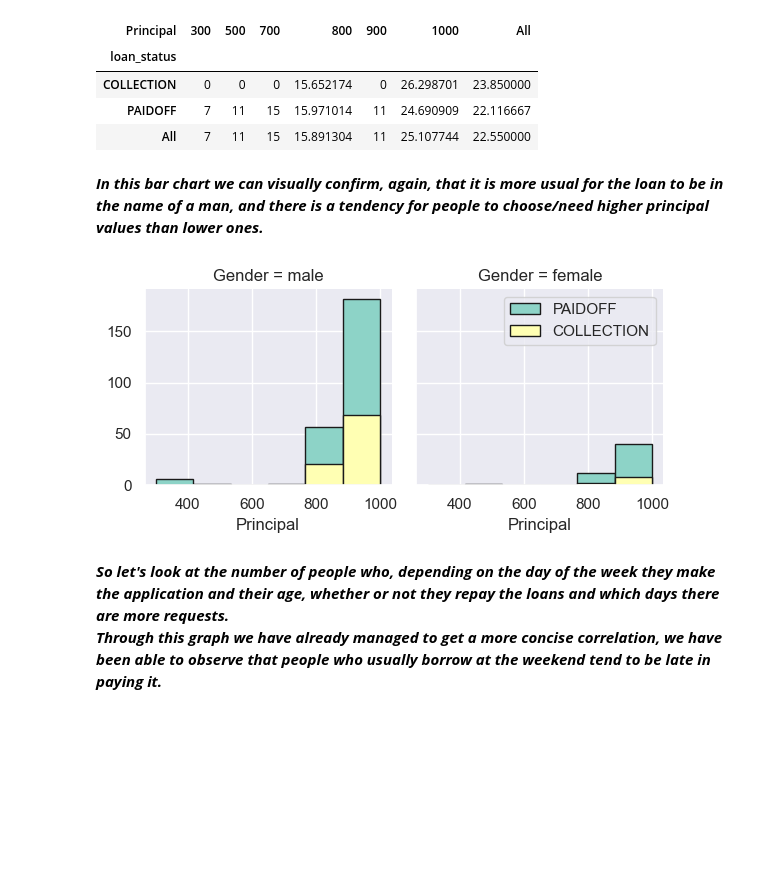
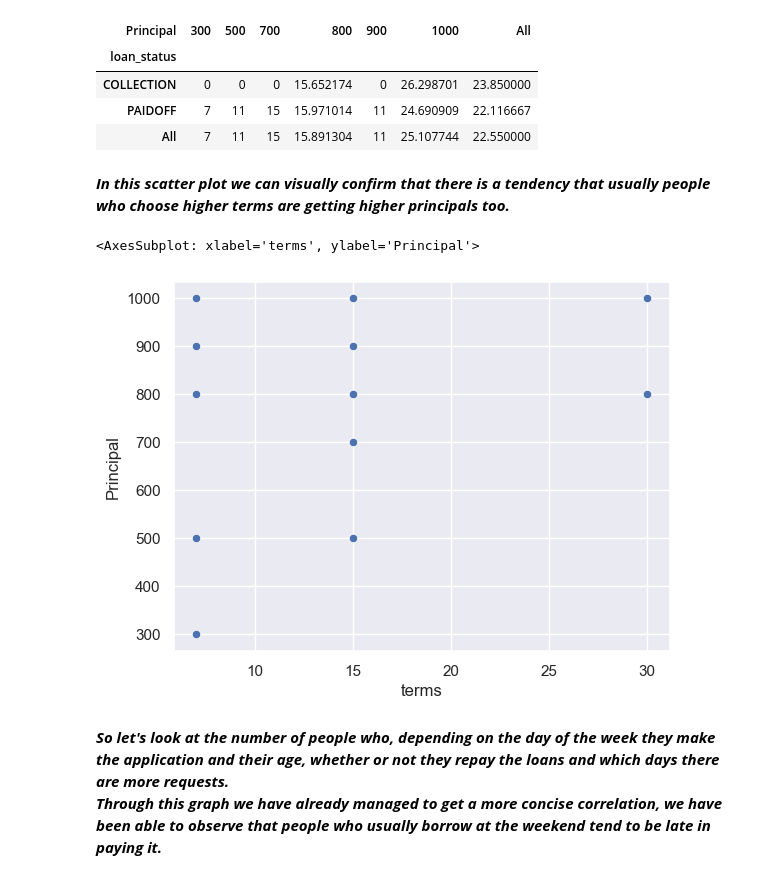
Before and after one commit to ThatPoter/Bank-Loan-Classifier, a Jupyter notebook: LoansStatusClassification(v1).ipynb, the cells around one changed output. Drawn from its saved outputs; the diff is of its cells as text; code cells hidden in the pictures; blank space fills up the shorter version.

```diff
--- a/LoansStatusClassification(v1).ipynb
+++ b/LoansStatusClassification(v1).ipynb
@@ -305,21 +305,13 @@ df.pivot_table(
 | COLLECTION | 0 | 0 | 0 | 15.652174 | 0 | 26.298701 | 23.850000 |
 | PAIDOFF | 7 | 11 | 15 | 15.971014 | 11 | 24.690909 | 22.116667 |
 | All | 7 | 11 | 15 | 15.891304 | 11 | 25.107744 | 22.550000 |
-# %% [markdown]
-***In this bar chart we can visually confirm, again, that it is more usual for the loan to be in the name of a man, and there is a tendency for people to choose/need higher principal values than lower ones.***
-# %%
-# Plot the bar chart to visualize principal values by gender
-sns.set(style="darkgrid")
-
-bins = np.linspace(df.Principal.min(), df.Principal.max(), 7)
-
-g = sns.FacetGrid(df, col="Gender", hue="loan_status", palette="Set3", col_wrap=2)
-g.map(plt.hist, "Principal", bins=bins, ec="k")
-
-g.axes[1].legend()
-plt.show()
-# %% [output]
-[figure, removed]
+# %% [markdown]
+***In this scatter plot we can visually confirm that there is a tendency that usually people who choose higher terms are getting higher principals too.***
+# %%
+sns.scatterplot(x='terms', y='Principal', data=df)
+# %% [output]
+<AxesSubplot: xlabel='terms', ylabel='Principal'>
+[figure, added]
 # %% [markdown]
 ***So let's look at the number of people who, depending on the day of the week they make the application and their age, whether or not they repay the loans and which days there are more requests.*** \
 ***Through this graph we have already managed to get a more concise correlation, we have been able to observe that people who usually borrow at the weekend tend to be late in paying it.***
```
Also changed, not shown: parts of 2 cells of this notebook.
